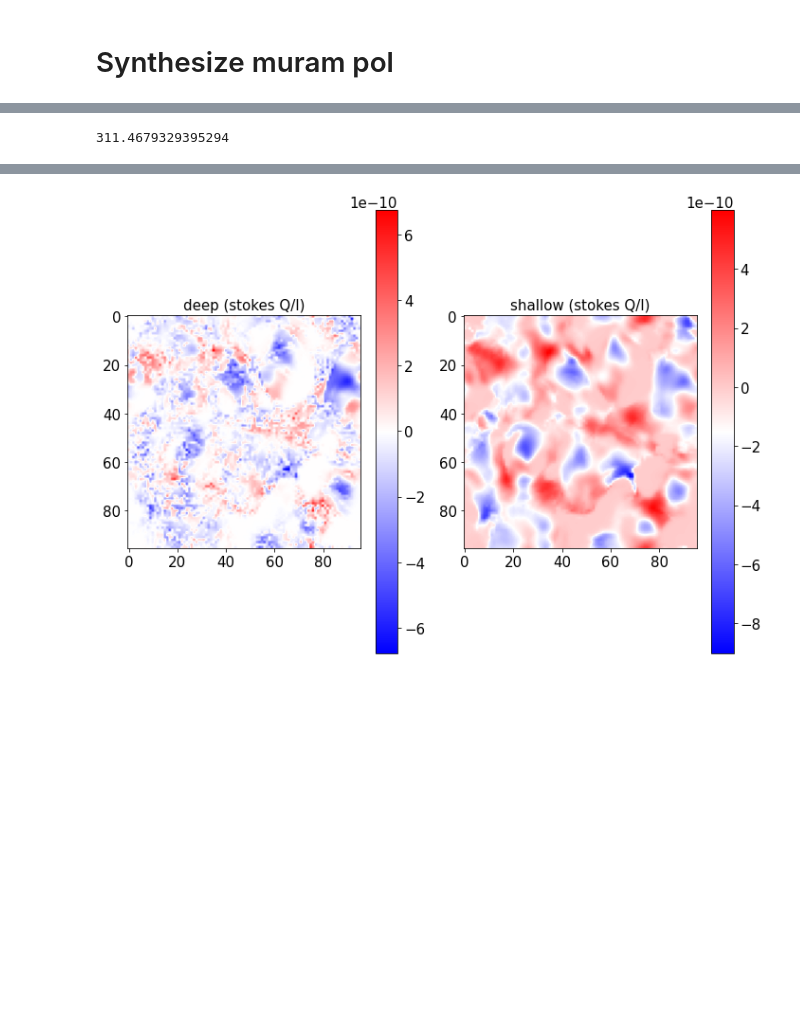
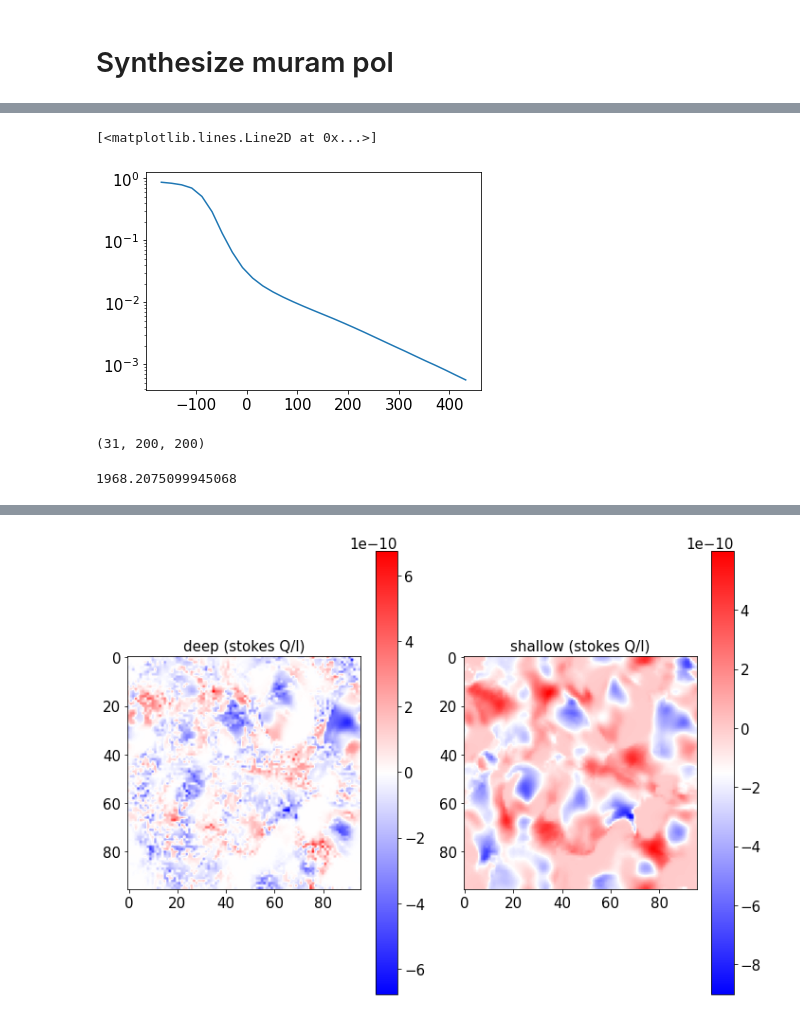
Before and after one commit to neerajkulk/reconstruct_hanle, a Jupyter notebook: scattering_pol/spol_synthesize.ipynb, the cells around one changed output, grey strips where cells are left out. Drawn from its saved outputs; the diff is of its cells as text; code cells hidden in the pictures; blank space fills up the shorter version.

```diff
--- a/scattering_pol/spol_synthesize.ipynb
+++ b/scattering_pol/spol_synthesize.ipynb
@@ -298,3 +315,8 @@ def M54(thta,chi):
 # Synthesize muram pol
 # %%
 import time
+# %%
+#src_fnc = Source_function(f'/Users/kulkarniad/new_rhaniso/RH/rhsc3d/deep_{scube_i}_{scube_j}/')
+src_fnc = Source_function(f'/Users/kulkarniad/rh_aniso/rhsc3d/deep_{scube_i}_{scube_j}/')
+
+src_fnc.eps
@@ -301,19 +341,28 @@ import time
+# %%
+plt.semilogy(sim_z,src_fnc.eps[:,0,0])
+# %% [output]
+[<matplotlib.lines.Line2D at 0x...>]
+[figure, added]
+# %%
+src_fnc.eps.shape
+# %% [output]
+(31, 200, 200)
 # %%
 start = time.time()
-src_fnc = Source_function('/Users/kulkarniad/rh_aniso/rhsc3d/ssd_deep/')
+src_fnc = Source_function(f'/Users/kulkarniad/new_rhaniso/RH/rhsc3d/deep_{scube_i}_{scube_j}/')
 
 i_out = formal_3d(src_fnc.source_i(1.0,0.0),src_fnc.tau_cube)
-hdu = fits.PrimaryHDU(i_out)
-hdu.writeto('hanle_deep_I.fits',overwrite=True)
+hdu = fits.PrimaryHDU(i_out[lc,0])
+hdu.writeto(f'shallow{scube_i}{scube_j}_colldepol_NISTAij_I.fits',overwrite=False)
 
 i_out = formal_3d(src_fnc.source_q(1.0,0.0),src_fnc.tau_cube)
-hdu = fits.PrimaryHDU(i_out)
-hdu.writeto('hanle_deep_Q.fits',overwrite=True)
+hdu = fits.PrimaryHDU(i_out[lc,0])
+hdu.writeto(f'shallow{scube_i}{scube_j}_colldepol_NISTAij_Q.fits',overwrite=False)
 
 i_out = formal_3d(src_fnc.source_u(1.0,0.0),src_fnc.tau_cube)
-hdu = fits.PrimaryHDU(i_out)
-hdu.writeto('hanle_deep_U.fits',overwrite=True)
+hdu = fits.PrimaryHDU(i_out[lc,0])
+hdu.writeto(f'shallow{scube_i}{scube_j}_colldepol_NISTAij_U.fits',overwrite=False)
 
 print(time.time() - start)
 # %% [output]
-311.4679329395294
+1968.2075099945068
```
Also changed, not shown: parts of 24 cells of this notebook.
